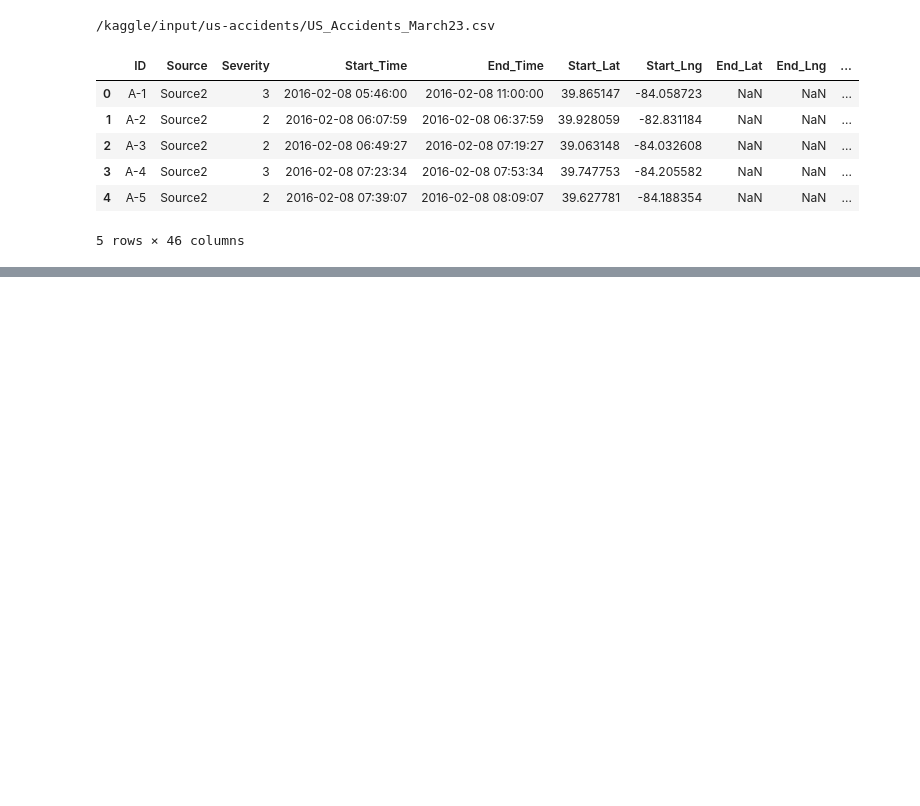
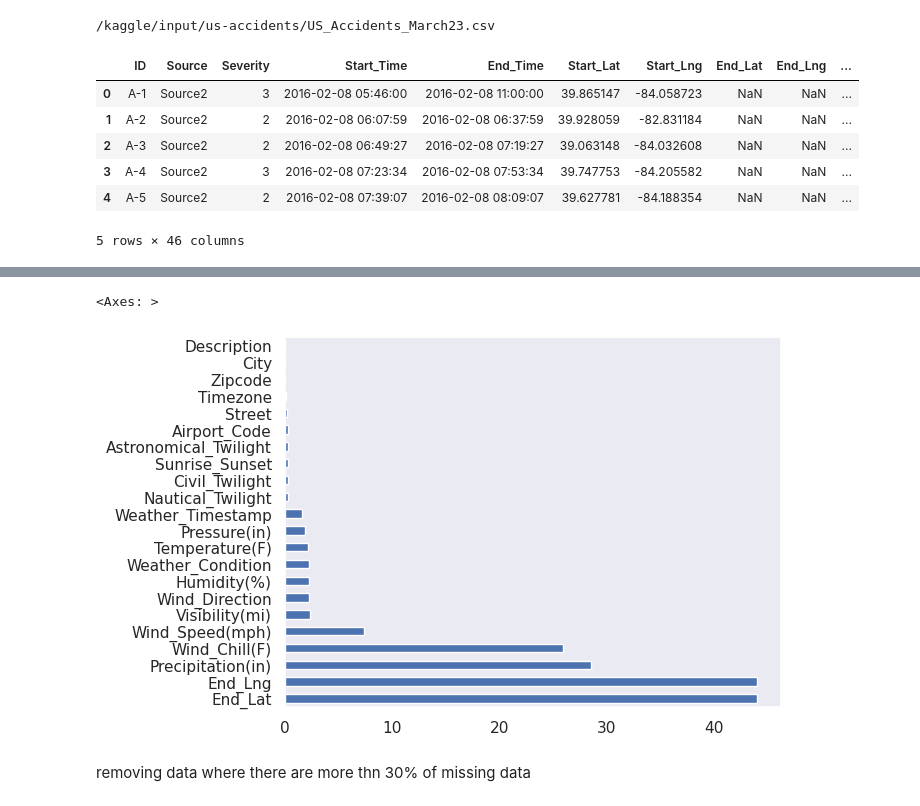
Before and after one commit to Afy-gitH/legendary-Data-Projects, a Jupyter notebook: USA-accidents-eda.ipynb, the cells around one changed output, grey strips where cells are left out. Saved outputs shown, nothing was run; the diff lists cells and outputs as text; code cells hidden in the pictures; blank space fills up the shorter version.

```diff
--- a/USA-accidents-eda.ipynb
+++ b/USA-accidents-eda.ipynb
@@ -20,3 +34,8 @@ data.head()
 | 3 | A-4 | Source2 | 3 | 2016-02-08 07:23:34 | 2016-02-08 07:53:34 | 39.747753 | -84.205582 | NaN | NaN | ... |
 | 4 | A-5 | Source2 | 2 | 2016-02-08 07:39:07 | 2016-02-08 08:09:07 | 39.627781 | -84.188354 | NaN | NaN | ... |
 5 rows × 46 columns
+# %%
+import seaborn as sns
+import matplotlib.pyplot as plt
+%matplotlib inline
+sns.set_style("dark")
@@ -22,0 +124,7 @@ data.head()
+# %%
+Miss_data_perc[Miss_data_perc!=0].plot(kind = 'barh')
+# %% [output]
+<Axes: >
+[figure, added]
+# %% [markdown]
+removing data where there are more thn 30% of missing data
```
Also changed, not shown: parts of 26 cells of this notebook.
